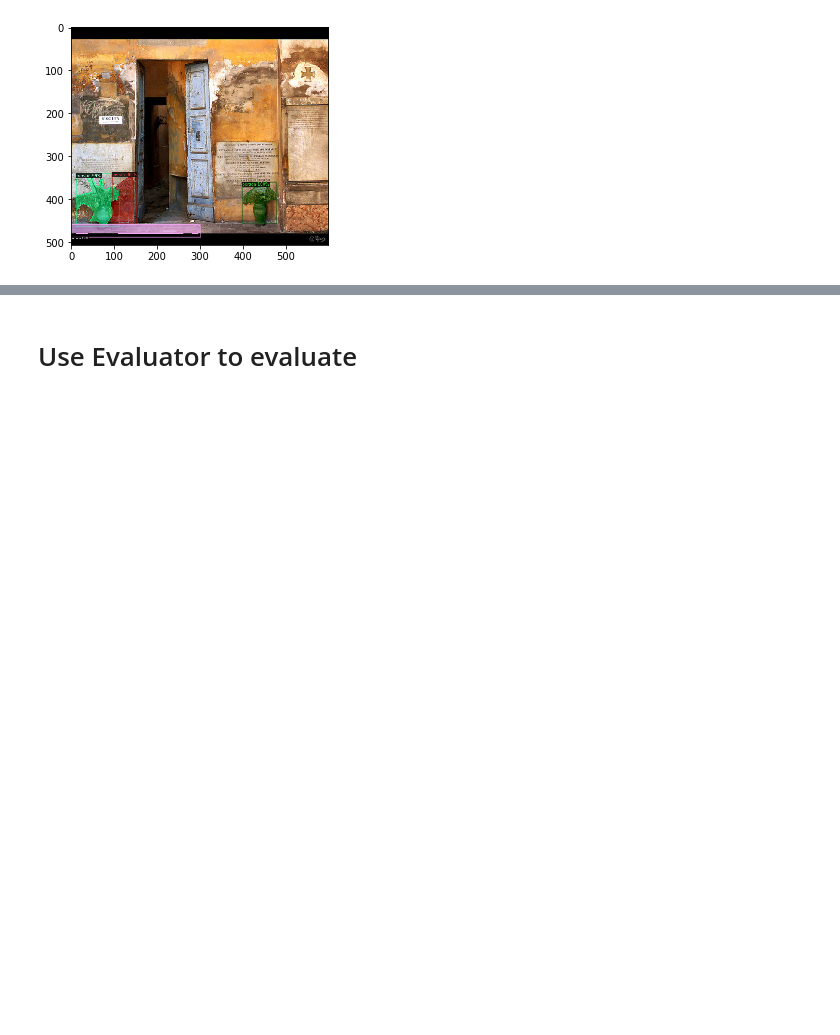
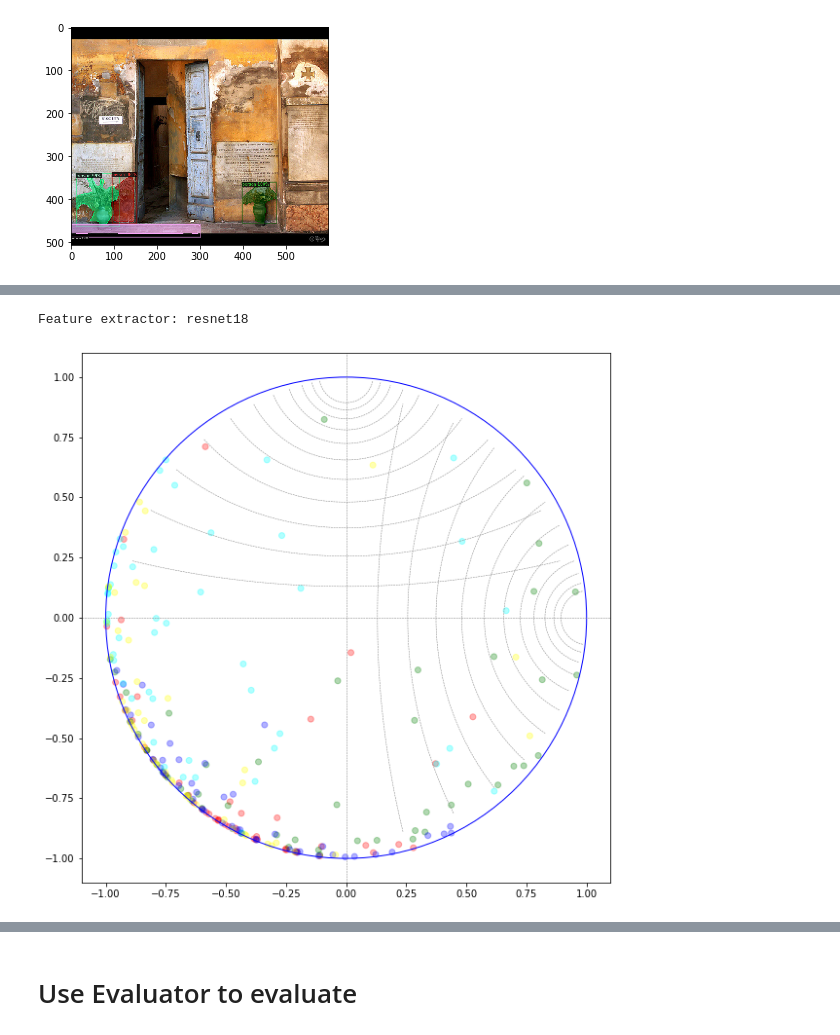
Before and after one commit to ZZWENG/SimCLR, a Jupyter notebook: LVIS api evaluation.ipynb, the cells around one changed output, grey strips where cells are left out. Drawn from its saved outputs; the diff is of its cells as text; code cells hidden in the pictures; blank space fills up the shorter version.

```diff
--- a/LVIS api evaluation.ipynb
+++ b/LVIS api evaluation.ipynb
@@ -86 +88,4 @@ plt.imshow(v.get_image())
+# %%
+# checkpoint_dir = r'/scratch/users/zzweng/runs/checkpoints/ablation_hyp_nofreeze_hyp=True_zdim=2_loss=triplet/'
+checkpoint_dir = r'/scratch/users/zzweng/runs/checkpoints/ablation2_hyp_hyp=True_zdim=64_loss=triplet_maskloss=False/'
 # %%
@@ -105,0 +105,11 @@ for item in coco_map.values():
+# %%
+fe = HResNetSimCLR('resnet18', 64)
+state_dict = torch.load(os.path.join(checkpoint_dir, 'model_2000.pth'))
+fe.load_state_dict(state_dict)
+(fe.eval());
+# %% [output]
+Feature extractor: resnet18
+# %%
+from eval_kmeans_lvis import Eval_KMeans
+evaluator = Eval_KMeans()
+lvis_gt = evaluator.lvis
@@ -105,0 +143,6 @@ for item in coco_map.values():
+# %%
+d_mtx = np.zeros((len(feature_x), len(feature_x)))
+for i in range(len(feature_x)):
+    for j in range(i, len(feature_x)):
+        d_mtx[i,j] = d_mtx[j,i] = ball.dist(torch.tensor(feature_x[i]), torch.tensor(feature_x[j]))
+plt.imshow(d_mtx)
@@ -105,0 +153,23 @@ for item in coco_map.values():
+# %%
+plt.figure(figsize=(10, 10))
+circle = plt.Circle((0, 0), 1, fill=False, color="b")
+add_geodesic_grid(plt.gca(), ball, 0.5)
+plt.gca().add_artist(circle)
+plt.xlim(-1.1, 1.1)
+plt.ylim(-1.1, 1.1)
+plt.gca().set_aspect("equal")
+
+colors = ['r', 'g', 'b', 'cyan', 'yellow', 'k', 'm']
+# colors = np.linspace(0.1, 1, 50)
+cmap = dict(zip(Counter(feature_y).keys(), colors))
+
+feat_trans = feature_x.copy()
+# feat_trans[:, 0] -= feat_trans[:, 0].mean()
+# feat_trans[:, 1] -= feat_trans[:, 1].mean()
+# feat_trans *= 2
+plt.scatter(*(feat_trans).T,
+            c=[cmap[i] for i in feature_y],
+#             c=preds,
+            alpha=.3, cmap="rainbow");
+# %% [output]
+[figure, added]
```
Also changed, not shown: parts of 17 cells of this notebook, 9 other files.
